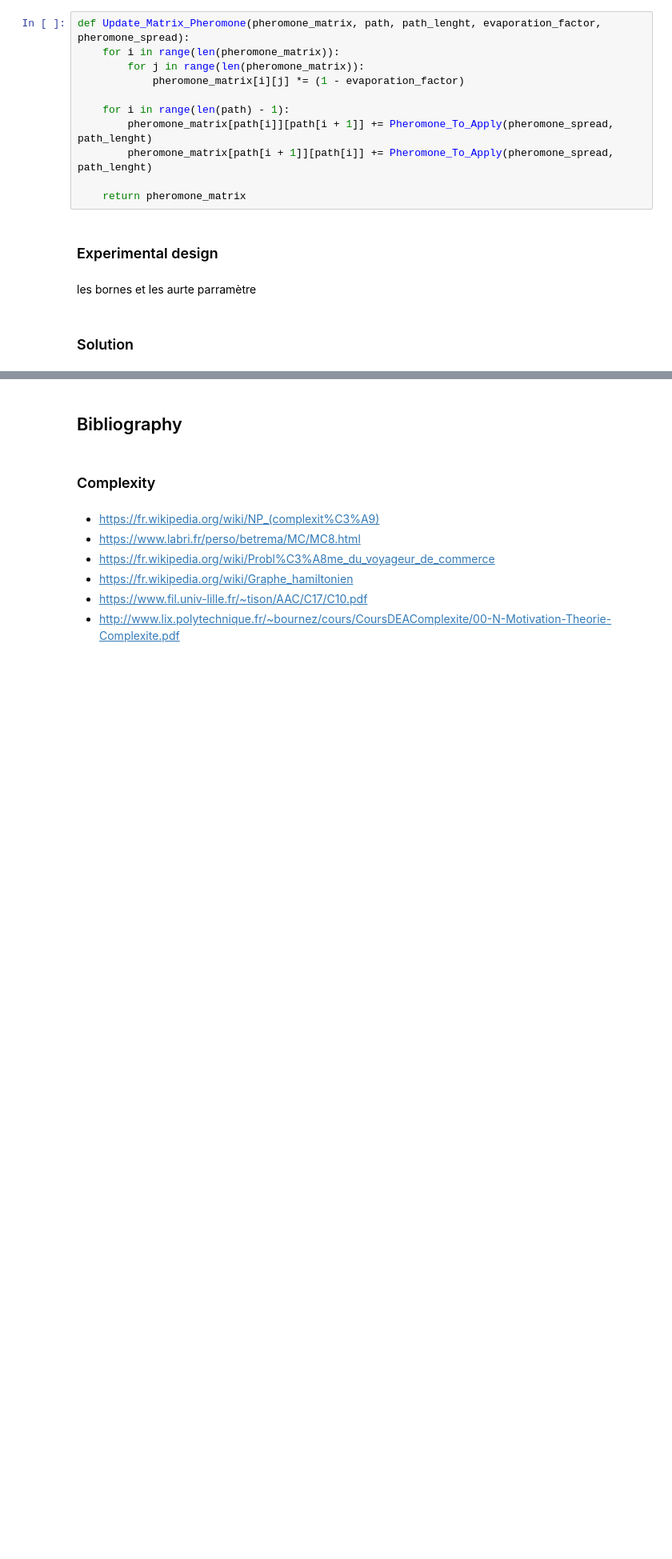
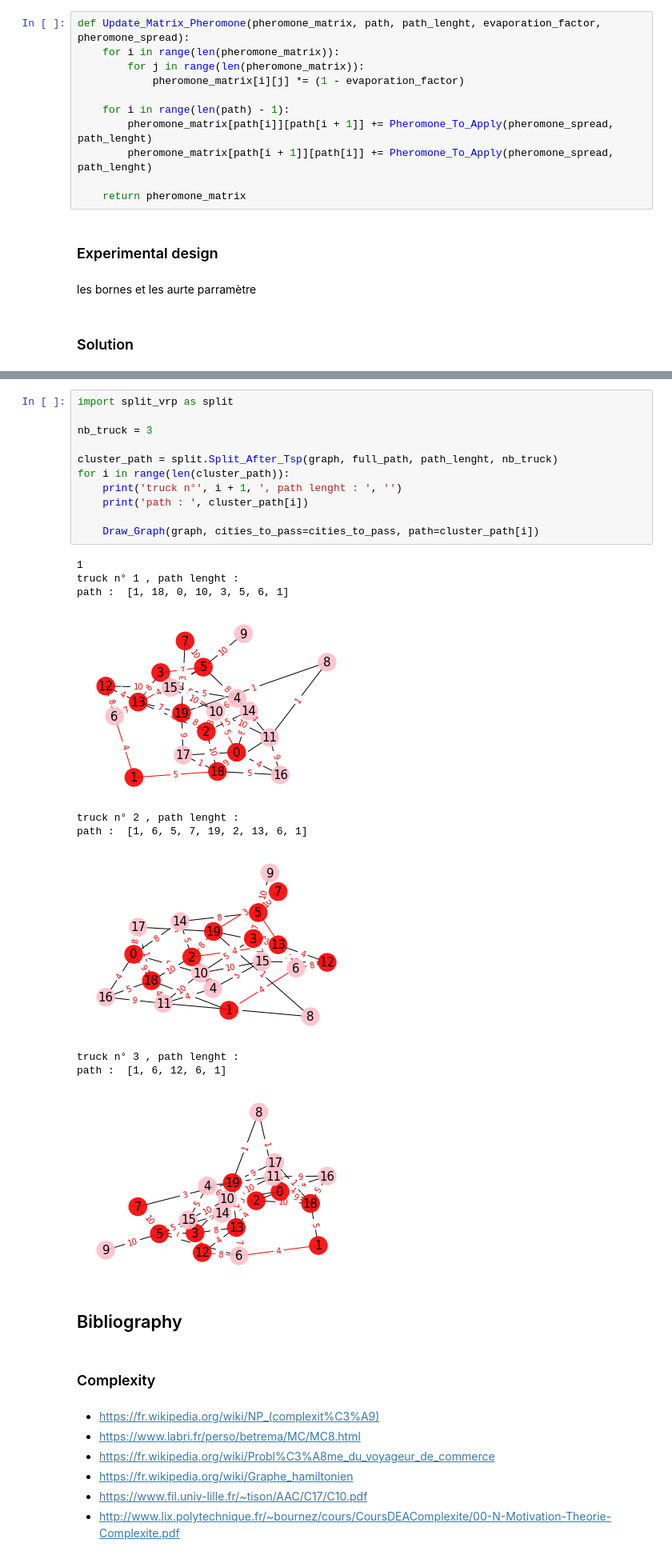
Before and after one commit to atarte/-Algorithmique_Avancee, a Jupyter notebook: Modélisation.ipynb, the cells around one changed output, grey strips where cells are left out. Shown at 80% size. Drawn from its saved outputs; the diff is of its cells as text; blank space fills up the shorter version.

```diff
--- a/Modélisation.ipynb
+++ b/Modélisation.ipynb
@@ -518,3 +558,25 @@ les bornes et les aurte parramètre
+# %%
+import split_vrp as split
+
+nb_truck = 3
+
+cluster_path = split.Split_After_Tsp(graph, full_path, path_lenght, nb_truck)
+for i in range(len(cluster_path)):
+    print('truck n°', i + 1, ', path lenght : ', '')
+    print('path : ', cluster_path[i])
+
+    Draw_Graph(graph, cities_to_pass=cities_to_pass, path=cluster_path[i])
+# %% [output]
+1
+truck n° 1 , path lenght :
+path :  [1, 18, 0, 10, 3, 5, 6, 1]
+[figure, added]
+truck n° 2 , path lenght :
+path :  [1, 6, 5, 7, 19, 2, 13, 6, 1]
+[figure, added]
+truck n° 3 , path lenght :
+path :  [1, 6, 12, 6, 1]
+[figure, added]
 # %% [markdown]
 ## Bibliography
 # %% [markdown]
```
Also changed, not shown: parts of 4 cells of this notebook, 2 other files.
